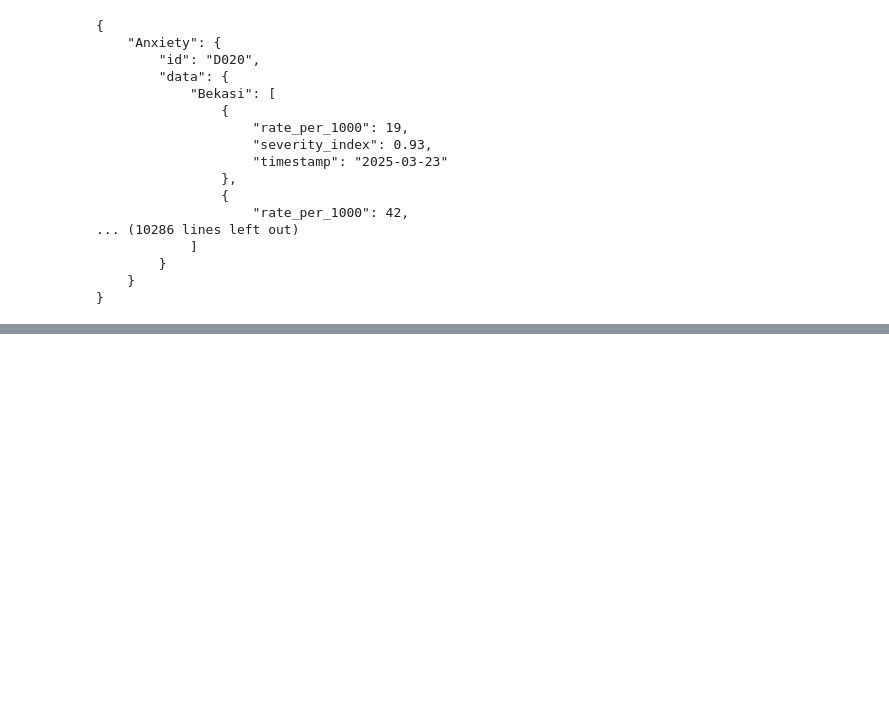
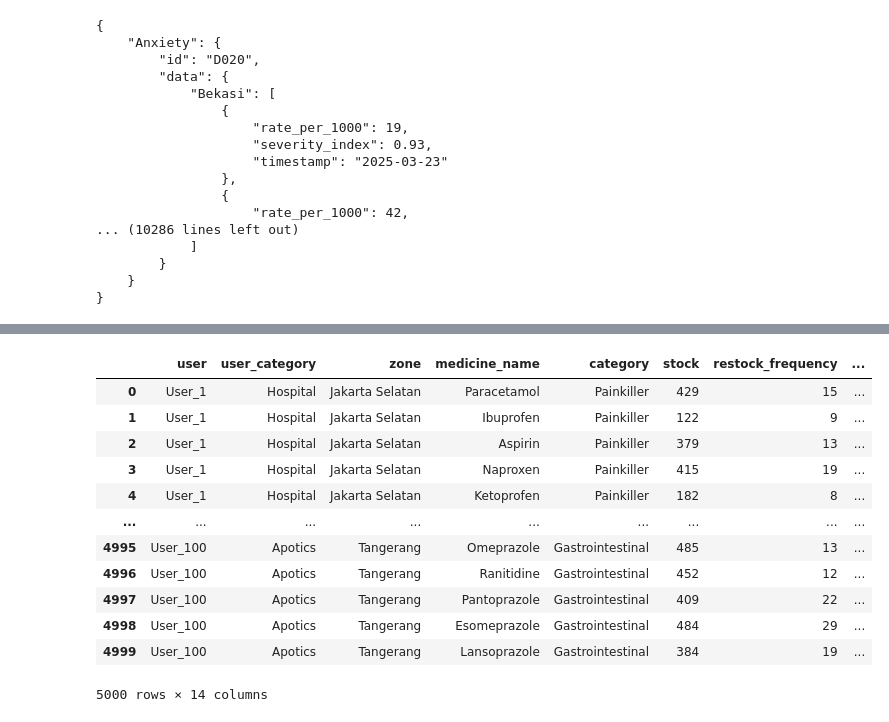
Before and after one commit to hamizghani/predicine-backend, a Jupyter notebook: Untitled.ipynb, the cells around one changed output, grey strips where cells are left out. Cells and saved outputs as stored; diff of their text form; code cells hidden in the pictures; blank space fills up the shorter version.

```diff
--- a/Untitled.ipynb
+++ b/Untitled.ipynb
@@ -204,0 +242,16 @@ print(json.dumps(disease_json, indent=4))
+# %%
+medicine
+# %% [output]
+|  | user | user_category | zone | medicine_name | category | stock | restock_frequency | ... |
+| 0 | User_1 | Hospital | Jakarta Selatan | Paracetamol | Painkiller | 429 | 15 | ... |
+| 1 | User_1 | Hospital | Jakarta Selatan | Ibuprofen | Painkiller | 122 | 9 | ... |
+| 2 | User_1 | Hospital | Jakarta Selatan | Aspirin | Painkiller | 379 | 13 | ... |
+| 3 | User_1 | Hospital | Jakarta Selatan | Naproxen | Painkiller | 415 | 19 | ... |
+| 4 | User_1 | Hospital | Jakarta Selatan | Ketoprofen | Painkiller | 182 | 8 | ... |
+| ... | ... | ... | ... | ... | ... | ... | ... | ... |
+| 4995 | User_100 | Apotics | Tangerang | Omeprazole | Gastrointestinal | 485 | 13 | ... |
+| 4996 | User_100 | Apotics | Tangerang | Ranitidine | Gastrointestinal | 452 | 12 | ... |
+| 4997 | User_100 | Apotics | Tangerang | Pantoprazole | Gastrointestinal | 409 | 22 | ... |
+| 4998 | User_100 | Apotics | Tangerang | Esomeprazole | Gastrointestinal | 484 | 29 | ... |
+| 4999 | User_100 | Apotics | Tangerang | Lansoprazole | Gastrointestinal | 384 | 19 | ... |
+5000 rows × 14 columns
```
Also changed, not shown: parts of 16 cells of this notebook, 3 other files.
